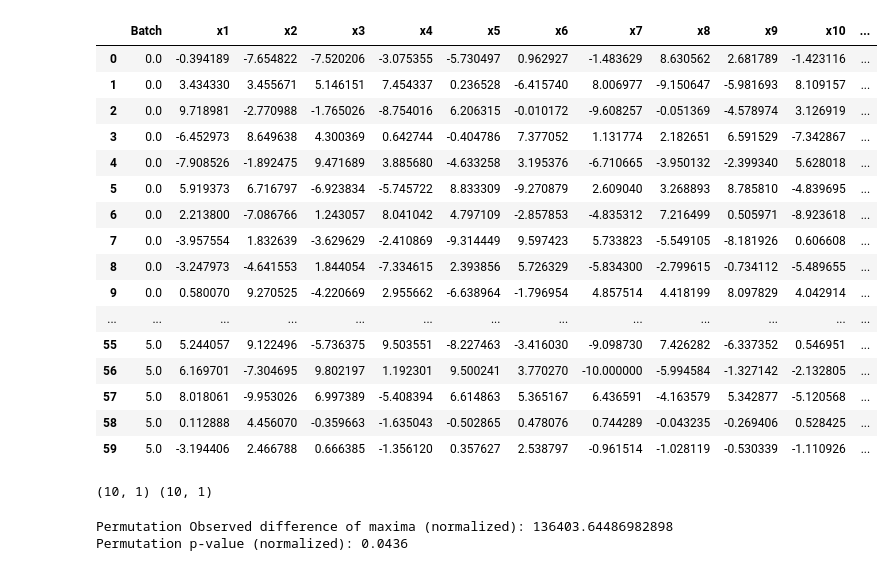
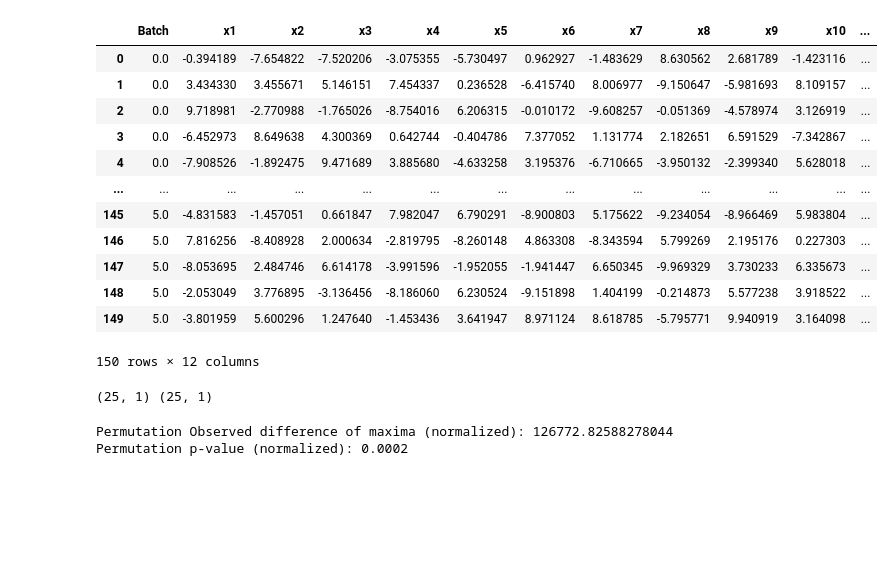
Before and after one commit to Schubydo/msc_code, a Jupyter notebook: SO_Numerical_Experiments/permutation.ipynb, the cells around one changed output. Cells and saved outputs as stored; diff of their text form; code cells hidden in the pictures; blank space fills up the shorter version.

```diff
--- a/SO_Numerical_Experiments/permutation.ipynb
+++ b/SO_Numerical_Experiments/permutation.ipynb
@@ -7,46 +7,42 @@ from botorch.test_functions import Beale
 from botorch.test_functions import DixonPrice
 from botorch.test_functions import DropWave
 
 # Variables that determine the size of the dataset
-N_INITIAL = 10
+N_INITIAL = 25
 EPOCHS = 5
-BATCH_SIZE = 10
+BATCH_SIZE = 25
 DIM = 10
 LOWER = -10
 UPPER = 10
 
 optimizer = BayesianOptimization(fun=DixonPrice(dim=DIM,negate=True),
                                  batch_size=BATCH_SIZE,
                                  dim=DIM,
                                  epochs=EPOCHS,
                                  n_init=N_INITIAL,
                                  lower_bound=LOWER,
                                  upper_bound=UPPER,
                                  seed=5,
                                  acqf_type='qUCB')
 
 x_max, y_max = optimizer.run()
 data = optimizer.get_data()
 full = optimizer.format(data, dim=DIM, n_init=N_INITIAL, batch_size=BATCH_SIZE, epochs=EPOCHS)
 display(full)
 # %% [output]
 |  | Batch | x1 | x2 | x3 | x4 | x5 | x6 | x7 | x8 | x9 | x10 | ... |
 | 0 | 0.0 | -0.394189 | -7.654822 | -7.520206 | -3.075355 | -5.730497 | 0.962927 | -1.483629 | 8.630562 | 2.681789 | -1.423116 | ... |
 | 1 | 0.0 | 3.434330 | 3.455671 | 5.146151 | 7.454337 | 0.236528 | -6.415740 | 8.006977 | -9.150647 | -5.981693 | 8.109157 | ... |
 | 2 | 0.0 | 9.718981 | -2.770988 | -1.765026 | -8.754016 | 6.206315 | -0.010172 | -9.608257 | -0.051369 | -4.578974 | 3.126919 | ... |
 | 3 | 0.0 | -6.452973 | 8.649638 | 4.300369 | 0.642744 | -0.404786 | 7.377052 | 1.131774 | 2.182651 | 6.591529 | -7.342867 | ... |
 | 4 | 0.0 | -7.908526 | -1.892475 | 9.471689 | 3.885680 | -4.633258 | 3.195376 | -6.710665 | -3.950132 | -2.399340 | 5.628018 | ... |
-| 5 | 0.0 | 5.919373 | 6.716797 | -6.923834 | -5.745722 | 8.833309 | -9.270879 | 2.609040 | 3.268893 | 8.785810 | -4.839695 | ... |
-| 6 | 0.0 | 2.213800 | -7.086766 | 1.243057 | 8.041042 | 4.797109 | -2.857853 | -4.835312 | 7.216499 | 0.505971 | -8.923618 | ... |
-| 7 | 0.0 | -3.957554 | 1.832639 | -3.629629 | -2.410869 | -9.314449 | 9.597423 | 5.733823 | -5.549105 | -8.181926 | 0.606608 | ... |
-| 8 | 0.0 | -3.247973 | -4.641553 | 1.844054 | -7.334615 | 2.393856 | 5.726329 | -5.834300 | -2.799615 | -0.734112 | -5.489655 | ... |
-| 9 | 0.0 | 0.580070 | 9.270525 | -4.220669 | 2.955662 | -6.638964 | -1.796954 | 4.857514 | 4.418199 | 8.097829 | 4.042914 | ... |
 | ... | ... | ... | ... | ... | ... | ... | ... | ... | ... | ... | ... | ... |
-| 55 | 5.0 | 5.244057 | 9.122496 | -5.736375 | 9.503551 | -8.227463 | -3.416030 | -9.098730 | 7.426282 | -6.337352 | 0.546951 | ... |
-| 56 | 5.0 | 6.169701 | -7.304695 | 9.802197 | 1.192301 | 9.500241 | 3.770270 | -10.000000 | -5.994584 | -1.327142 | -2.132805 | ... |
-| 57 | 5.0 | 8.018061 | -9.953026 | 6.997389 | -5.408394 | 6.614863 | 5.365167 | 6.436591 | -4.163579 | 5.342877 | -5.120568 | ... |
-| 58 | 5.0 | 0.112888 | 4.456070 | -0.359663 | -1.635043 | -0.502865 | 0.478076 | 0.744289 | -0.043235 | -0.269406 | 0.528425 | ... |
-| 59 | 5.0 | -3.194406 | 2.466788 | 0.666385 | -1.356120 | 0.357627 | 2.538797 | -0.961514 | -1.028119 | -0.530339 | -1.110926 | ... |
+| 145 | 5.0 | -4.831583 | -1.457051 | 0.661847 | 7.982047 | 6.790291 | -8.900803 | 5.175622 | -9.234054 | -8.966469 | 5.983804 | ... |
+| 146 | 5.0 | 7.816256 | -8.408928 | 2.000634 | -2.819795 | -8.260148 | 4.863308 | -8.343594 | 5.799269 | 2.195176 | 0.227303 | ... |
+| 147 | 5.0 | -8.053695 | 2.484746 | 6.614178 | -3.991596 | -1.952055 | -1.941447 | 6.650345 | -9.969329 | 3.730233 | 6.335673 | ... |
+| 148 | 5.0 | -2.053049 | 3.776895 | -3.136456 | -8.186060 | 6.230524 | -9.151898 | 1.404199 | -0.214873 | 5.577238 | 3.918522 | ... |
+| 149 | 5.0 | -3.801959 | 5.600296 | 1.247640 | -1.453436 | 3.641947 | 8.971124 | 8.618785 | -5.795771 | 9.940919 | 3.164098 | ... |
+150 rows × 12 columns
 # %%
 import pandas as pd
 cols = ['Batch','y']
@@ -65,7 +61,7 @@ X, Y = get_batches(id1=2,id2=0)
 
 print(X.shape, Y.shape)
 # %% [output]
-(10, 1) (10, 1)
+(25, 1) (25, 1)
 # %%
 import numpy as np
 
@@ -99,8 +95,8 @@ perm_diffs, obs_diff_perm, p_value = permutation_test_max(X, Y)
 print(f"Permutation Observed difference of maxima (normalized): {obs_diff_perm}")
 print(f"Permutation p-value (normalized): {p_value}")
 # %% [output]
-Permutation Observed difference of maxima (normalized): 136403.64486982898
-Permutation p-value (normalized): 0.0436
+Permutation Observed difference of maxima (normalized): 126772.82588278044
+Permutation p-value (normalized): 0.0002
 # %%
 import matplotlib.pyplot as plt
 
```
Also changed, not shown: parts of 1 cell of this notebook.
